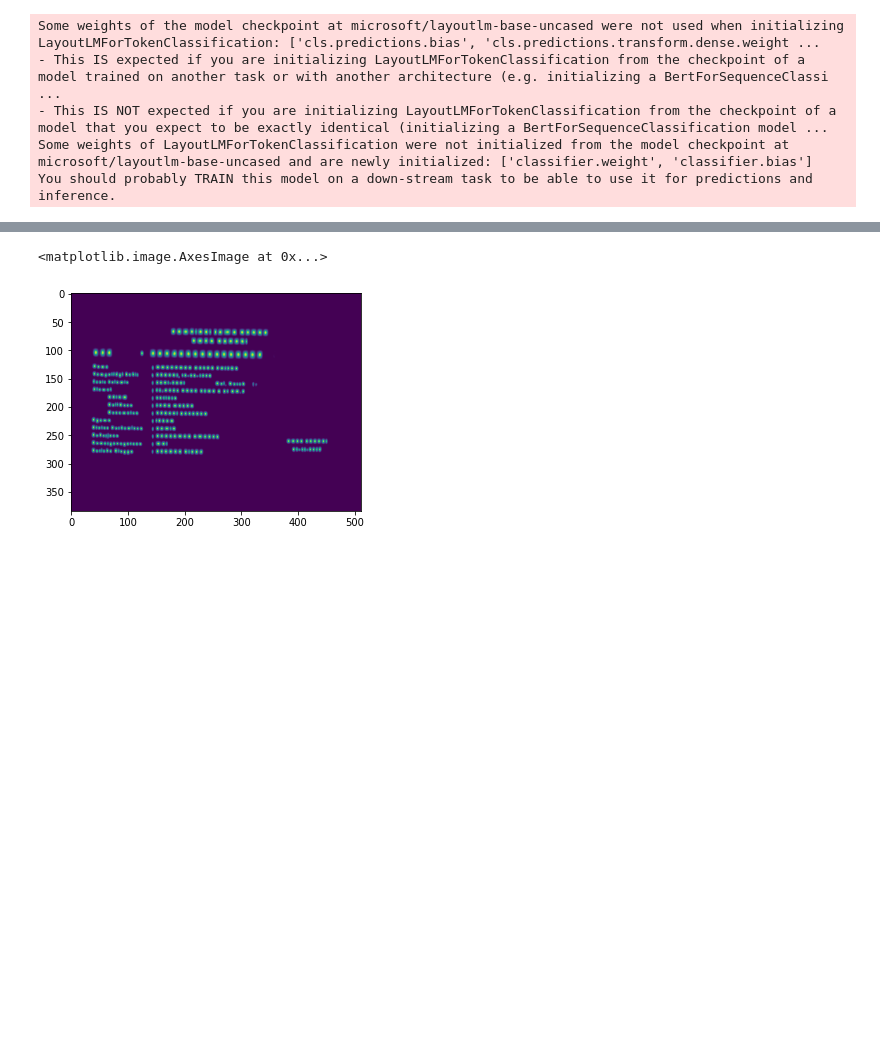
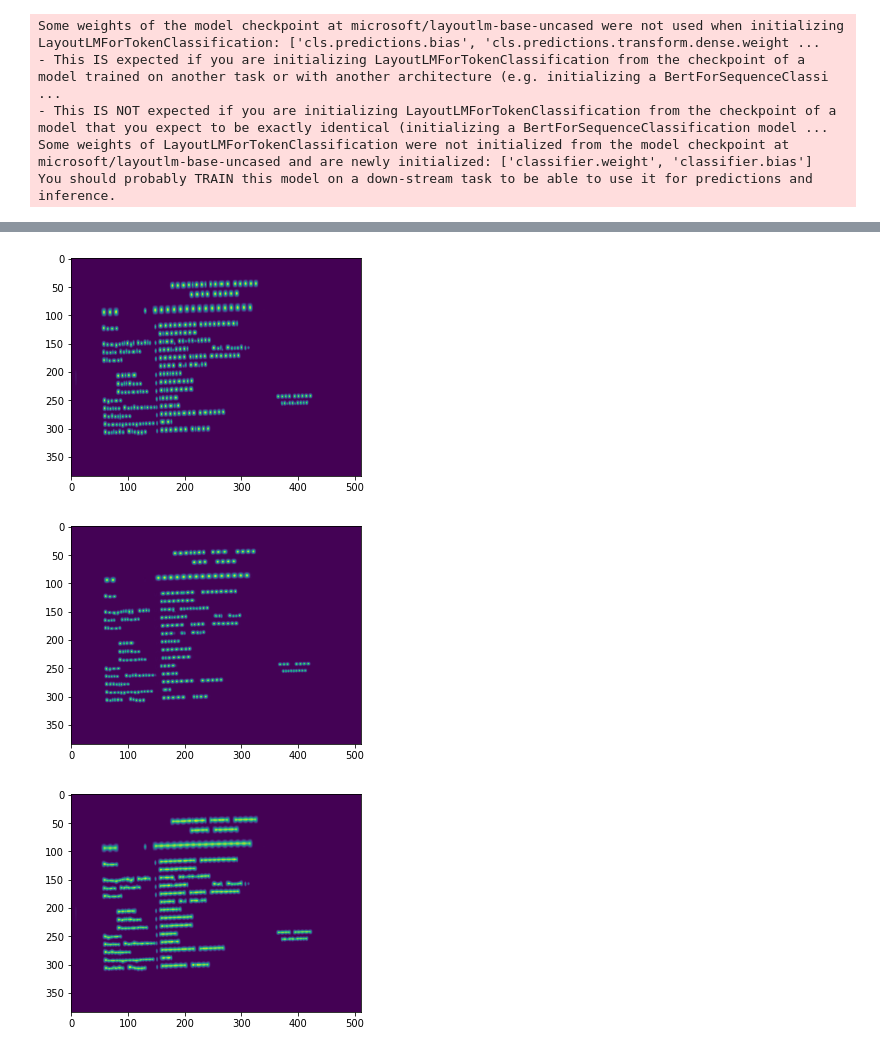
Before and after one commit to nunenuh/iqradre, a Jupyter notebook: notebook/detector_explore.ipynb, the cells around one changed output, grey strips where cells are left out. Saved outputs shown, nothing was run; the diff lists cells and outputs as text; code cells hidden in the pictures; blank space fills up the shorter version.

```diff
--- a/notebook/detector_explore.ipynb
+++ b/notebook/detector_explore.ipynb
@@ -47,5 +54,8 @@ Wall time: 248 ms
-# %%
-plt.imshow(score_text)
-# %% [output]
-<matplotlib.image.AxesImage at 0x...>
-[figure, removed]
+# %%
+plt.imshow(score_text);plt.show()
+plt.imshow(score_link);plt.show()
+plt.imshow(score_text+score_link);plt.show()
+# %% [output]
+[figure, added]
+[figure, added]
+[figure, added]
```
Also changed, not shown: parts of 14 cells of this notebook, 8 other files.
